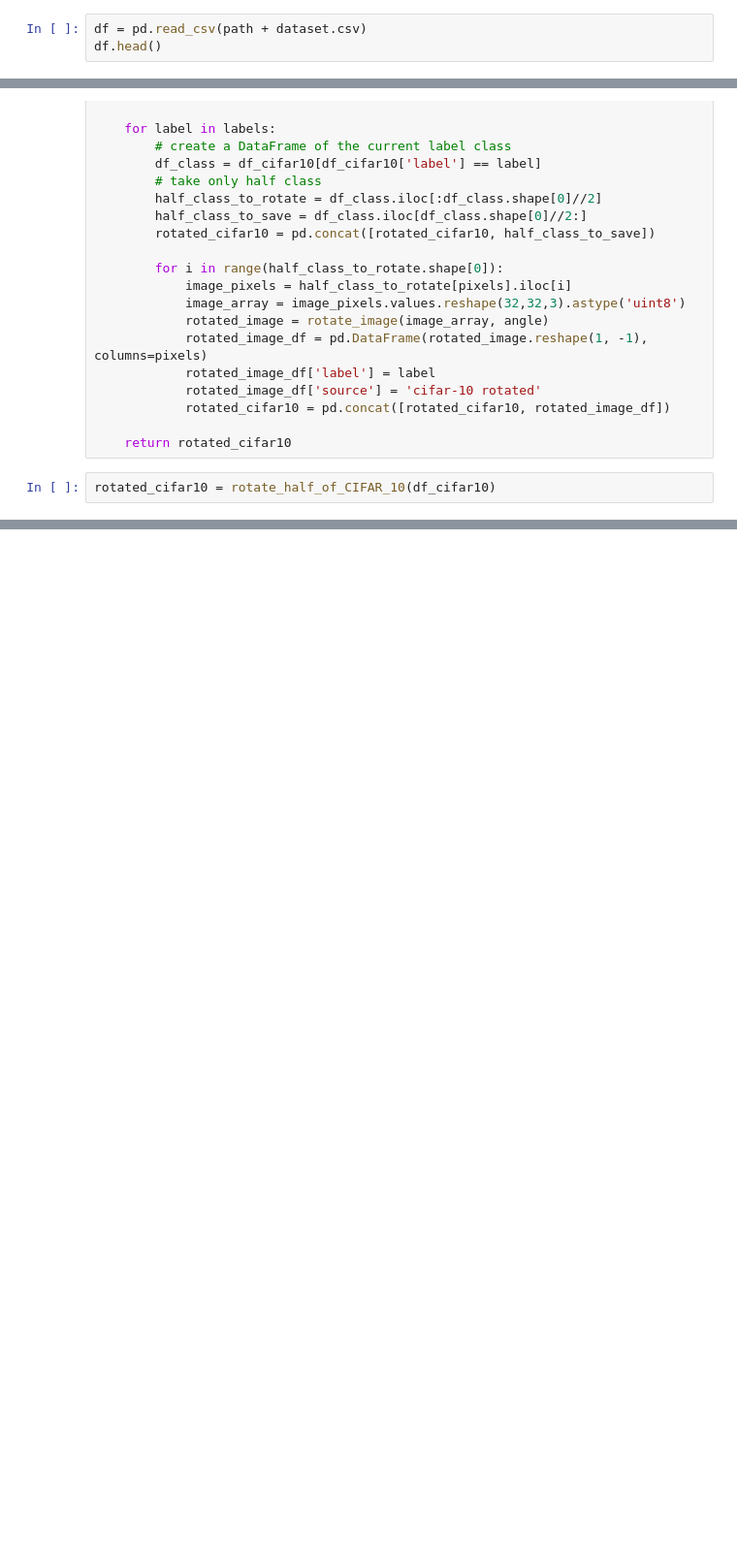
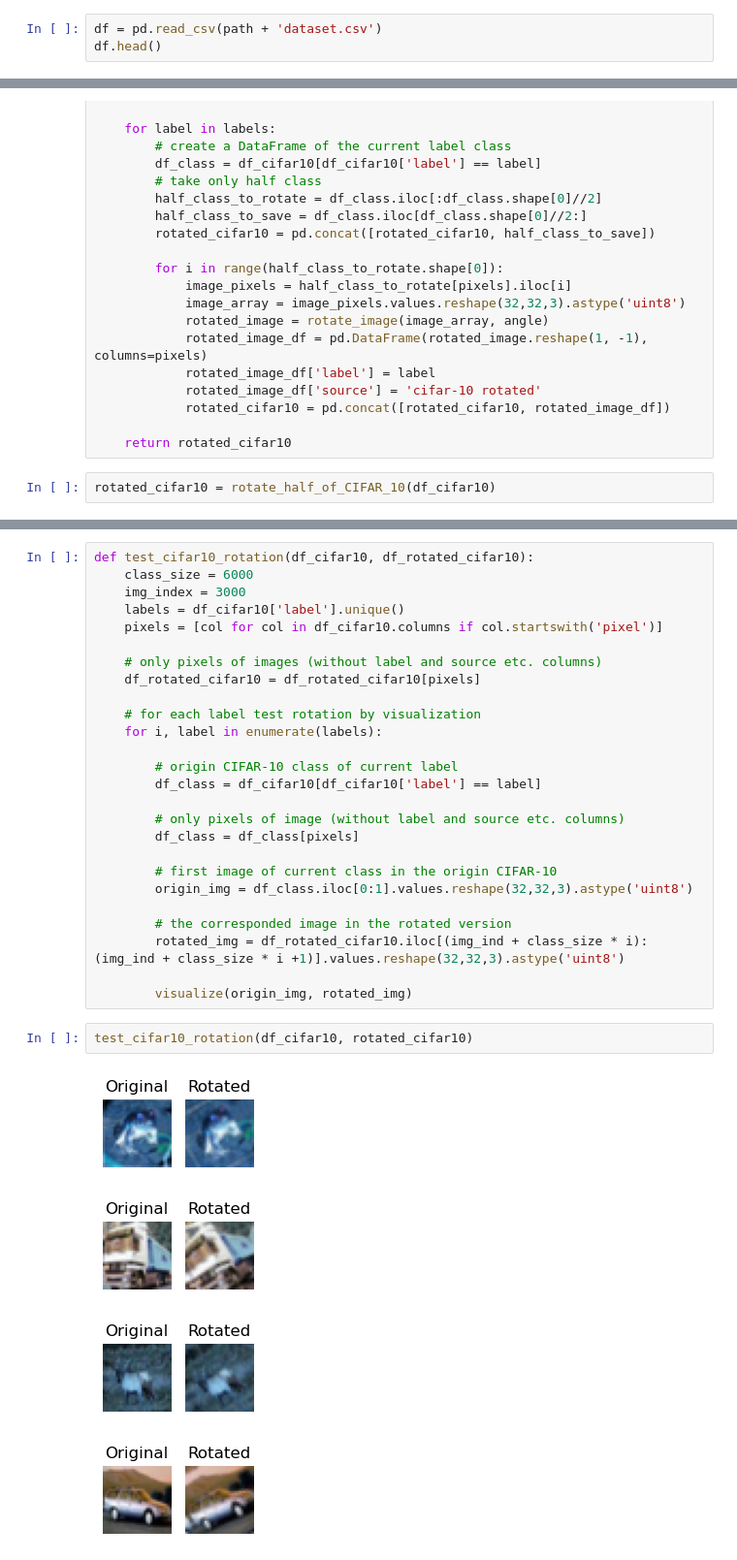
Before and after one commit to BatyaAbitbol/Group3, a Jupyter notebook: Rotate half of CIFAR-10 images.ipynb, the cells around one changed output, grey strips where cells are left out. Shown: that part at 97% size. Drawn from its saved outputs; the diff is of its cells as text; blank space fills up the shorter version.

Commit message:
CIFAR-10 Rotating

```diff
--- a/Rotate half of CIFAR-10 images.ipynb
+++ b/Rotate half of CIFAR-10 images.ipynb
@@ -53,7 +53,7 @@ def visualize(original, rotated):
 # %%
 path = '../Bsd_Bootcamp/Project/data/'
 # %%
-df = pd.read_csv(path + dataset.csv)
+df = pd.read_csv(path + 'dataset.csv')
 df.head()
 # %% [output]
 |  | Unnamed: 0 | pixel_0 | pixel_1 | pixel_2 | pixel_3 | pixel_4 | pixel_5 | pixel_6 | pixel_7 | pixel_8 | ... | ... |
@@ -144,0 +167,33 @@ rotated_cifar10 = rotate_half_of_CIFAR_10(df_cifar10)
+# %%
+def test_cifar10_rotation(df_cifar10, df_rotated_cifar10):
+    class_size = 6000
+    img_index = 3000
+    labels = df_cifar10['label'].unique()
+    pixels = [col for col in df_cifar10.columns if col.startswith('pixel')]
+
+    # only pixels of images (without label and source etc. columns)
+    df_rotated_cifar10 = df_rotated_cifar10[pixels]
+
+    # for each label test rotation by visualization
+    for i, label in enumerate(labels):
+
+        # origin CIFAR-10 class of current label
+        df_class = df_cifar10[df_cifar10['label'] == label]
+
+        # only pixels of image (without label and source etc. columns)
+        df_class = df_class[pixels]
+
+        # first image of current class in the origin CIFAR-10
+        origin_img = df_class.iloc[0:1].values.reshape(32,32,3).astype('uint8')
+
+        # the corresponded image in the rotated version
+        rotated_img = df_rotated_cifar10.iloc[(img_ind + class_size * i):(img_ind + class_size * i +1)].values.reshape(32,32,3).astype('uint8')
+
+        visualize(origin_img, rotated_img)
+# %%
+test_cifar10_rotation(df_cifar10, rotated_cifar10)
+# %% [output]
+[figure, added]
+[figure, added]
+[figure, added]
+[figure, added]
```
Also changed, not shown: parts of 15 cells of this notebook.
